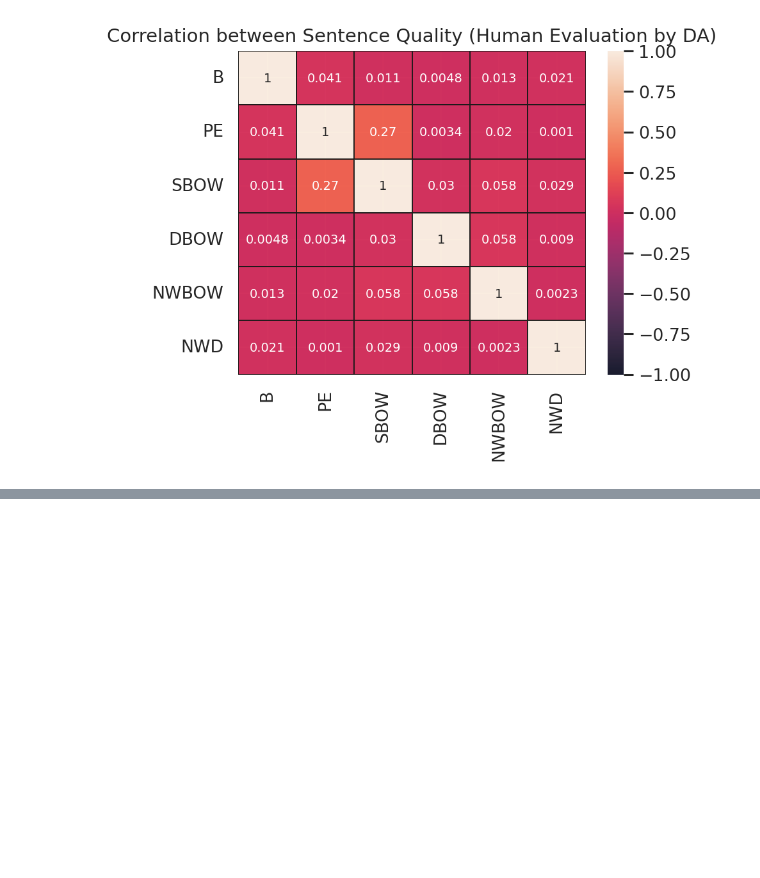
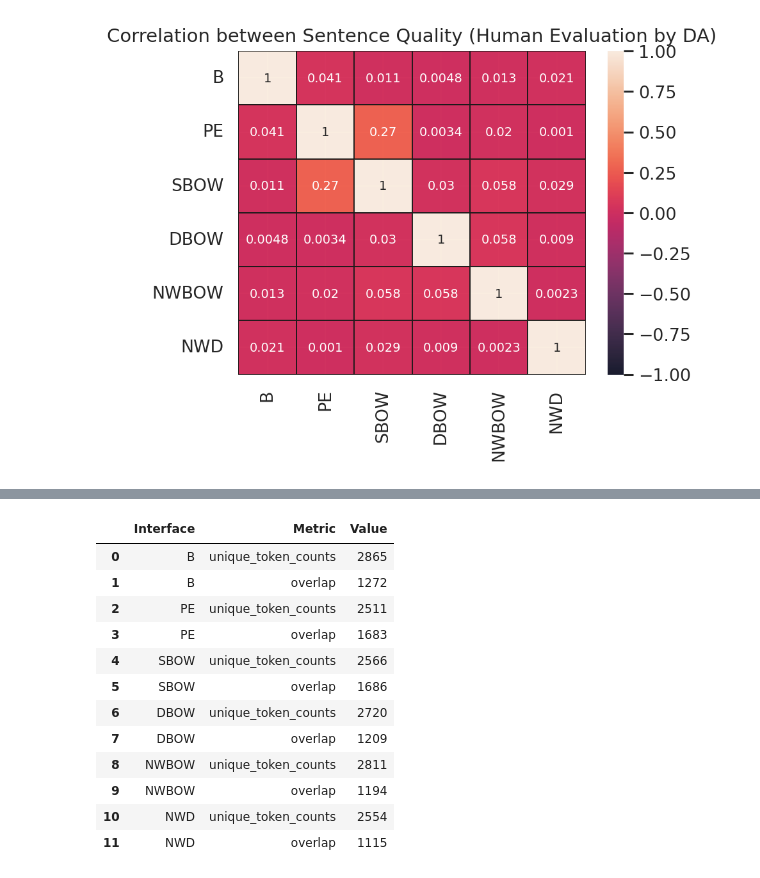
Before and after one commit to microsoft/INMT-lite, a Jupyter notebook: user-study/scripts/visualize.ipynb, the cells around one changed output, grey strips where cells are left out. Saved outputs shown, nothing was run; the diff lists cells and outputs as text; code cells hidden in the pictures; blank space fills up the shorter version.

```diff
--- a/user-study/scripts/visualize.ipynb
+++ b/user-study/scripts/visualize.ipynb
@@ -168,0 +179,16 @@ TypeError: subplots_adjust() got an unexpected keyword argument 'vspace'
+# %%
+df
+# %% [output]
+|  | Interface | Metric | Value |
+| 0 | B | unique_token_counts | 2865 |
+| 1 | B | overlap | 1272 |
+| 2 | PE | unique_token_counts | 2511 |
+| 3 | PE | overlap | 1683 |
+| 4 | SBOW | unique_token_counts | 2566 |
+| 5 | SBOW | overlap | 1686 |
+| 6 | DBOW | unique_token_counts | 2720 |
+| 7 | DBOW | overlap | 1209 |
+| 8 | NWBOW | unique_token_counts | 2811 |
+| 9 | NWBOW | overlap | 1194 |
+| 10 | NWD | unique_token_counts | 2554 |
+| 11 | NWD | overlap | 1115 |
```
Also changed, not shown: parts of 4 cells of this notebook, 4 other files.
